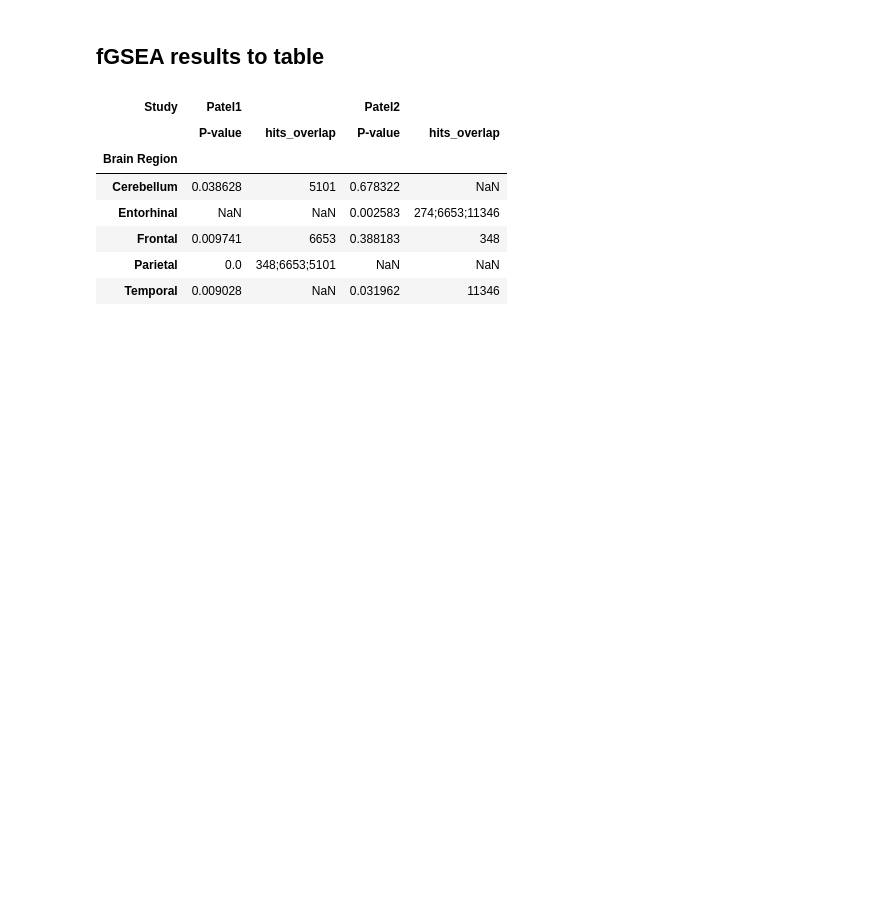
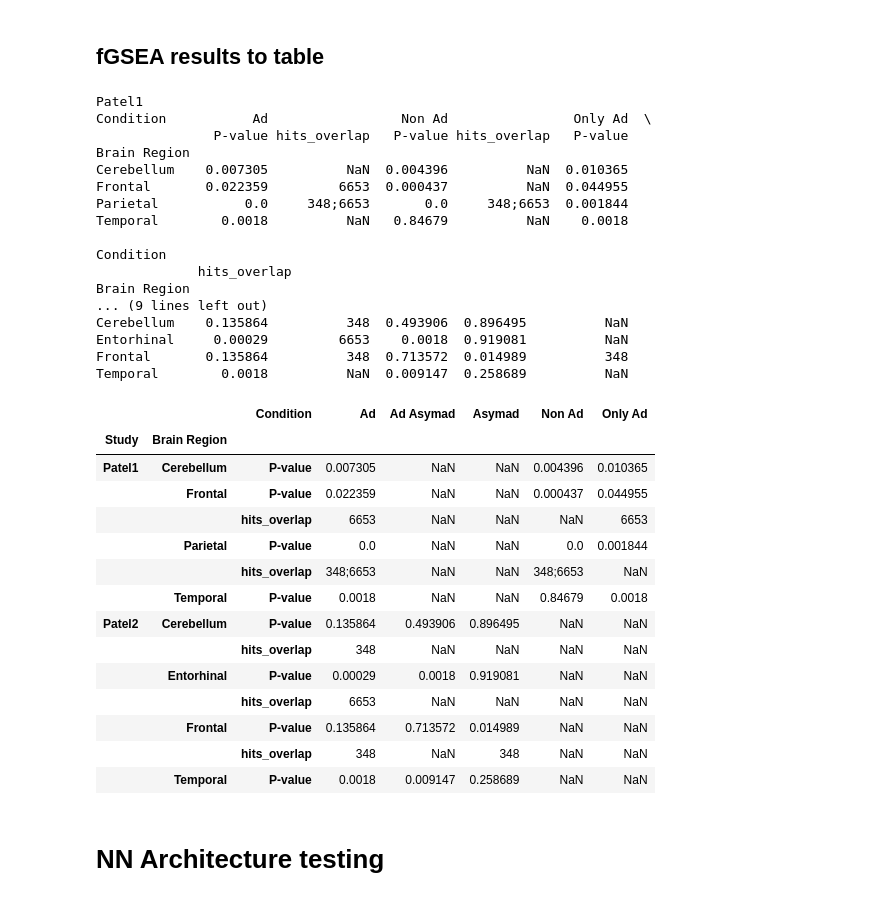
Before and after one commit to titoghose/GWANN, a Jupyter notebook: Code_AD/post_hoc_scripts/post_hoc.ipynb, the cells around one changed output. Drawn from its saved outputs; the diff is of its cells as text; code cells hidden in the pictures; blank space fills up the shorter version.

```diff
--- a/Code_AD/post_hoc_scripts/post_hoc.ipynb
+++ b/Code_AD/post_hoc_scripts/post_hoc.ipynb
@@ -99,10 +514,20 @@ Name: Entrez_Gene_ID, dtype: int64
 # %% [markdown]
 ## Convert DEG dicts to GMT files to use with fGSEA
 # %%
-patel1_dict = patel1_ad_df.groupby('region')['Entrez_Gene_ID'].apply(list).to_dict()
-patel1_dict = {f'Patel1_{k}': v for k, v in patel1_dict.items()}
-patel2_dict = patel2_ad_df.groupby('region')['Entrez_Gene_ID'].apply(list).to_dict()
-patel2_dict = {f'Patel2_{k}': v for k, v in patel2_dict.items()}
+patel1_dict = {}
+for g in patel1_dfs.keys():
+    print(g)
+    df = patel1_dfs[g].copy()
+    deg_dict = df.groupby('region')['Entrez_Gene_ID'].apply(list).to_dict()
+    patel1_dict.update({f'Patel1_{g}_{k}': v for k, v in deg_dict.items()})
+
+patel2_dict = {}
+for g in patel2_dfs.keys():
+    print(g)
+    df = patel2_dfs[g].copy()
+    deg_dict = df.groupby('region')['Entrez_Gene_ID'].apply(list).to_dict()
+    patel2_dict.update({f'Patel2_{g}_{k}': v for k, v in deg_dict.items()})
+
 deg_dict = {**patel1_dict, **patel2_dict}
 gmt_text = ''
 for k, v in deg_dict.items():
@@ -132,22 +564,56 @@ cerebellum : 954       89        778       87
 # %% [markdown]
 ## fGSEA results to table
 # %%
-fgsea_res = pd.read_csv('/home/upamanyu/GWANN/Code_AD/results_Sens8_v4/enrichments/fGSEA_Patel_DEG.csv')
+# os.chdir('/home/upamanyu/GWANN/Code_AD/results_Sens8_v4')
+os.chdir('/home/upamanyu/GWANN/Code_AD/results_Sens8_v4/trad_GWAS')
+fgsea_res = pd.read_csv('enrichments/fGSEA_Patel_DEG.csv')
 fgsea_res = fgsea_res[['pathway', 'padj', 'hits_overlap']]
 fgsea_res['Study'] = fgsea_res['pathway'].apply(lambda x: x.split('_')[0].title())
-fgsea_res['Brain Region'] = fgsea_res['pathway'].apply(lambda x: x.split('_')[1].title())
+fgsea_res['Condition'] = fgsea_res['pathway'].apply(lambda x: ' '.join(x.split('_')[1:-1]).title())
+fgsea_res['Brain Region'] = fgsea_res['pathway'].apply(lambda x: x.split('_')[-1].title())
 fgsea_res.rename(columns={'padj': 'P-value'}, inplace=True)
-fgsea_res = fgsea_res[['Study', 'Brain Region', 'P-value', 'hits_overlap']]
-fgsea_res
-res_table = fgsea_res.groupby(['Study', 'Brain Region'])[['P-value', 'hits_overlap']].first().stack().unstack(1).T
-res_table.to_excel('/home/upamanyu/GWANN/Code_AD/results_Sens8_v4/enrichments/fGSEA_Patel_DEG.xlsx')
+fgsea_res = fgsea_res[['Study', 'Condition', 'Brain Region', 'P-value', 'hits_overlap']]
+
+for study, df in fgsea_res.groupby('Study'):
+    print(study)
+    print(df.groupby(['Condition', 'Brain Region'])[['P-value', 'hits_overlap']].first().stack().unstack(1).T)
+    print()
+
+res_table = fgsea_res.groupby(['Study', 'Condition', 'Brain Region'])[['P-value', 'hits_overlap']].first().stack().unstack(1)
+res_table.to_excel('enrichments/fGSEA_Patel_DEG.xlsx')
 res_table
 # %% [output]
+Patel1
+Condition           Ad                 Non Ad                Only Ad  \
+               P-value hits_overlap   P-value hits_overlap   P-value
+Brain Region
+Cerebellum    0.007305          NaN  0.004396          NaN  0.010365
+Frontal       0.022359         6653  0.000437          NaN  0.044955
+Parietal           0.0     348;6653       0.0     348;6653  0.001844
+Temporal        0.0018          NaN   0.84679          NaN    0.0018
+
+Condition
+             hits_overlap
+Brain Region
+... (9 lines left out)
+Cerebellum    0.135864          348  0.493906  0.896495          NaN
+Entorhinal     0.00029         6653    0.0018  0.919081          NaN
+Frontal       0.135864          348  0.713572  0.014989          348
+Temporal        0.0018          NaN  0.009147  0.258689          NaN
-| Study | Patel1 |  | Patel2 |  |
-|  | P-value | hits_overlap | P-value | hits_overlap |
-| Brain Region |  |  |  |  |
-| Cerebellum | 0.038628 | 5101 | 0.678322 | NaN |
-| Entorhinal | NaN | NaN | 0.002583 | 274;6653;11346 |
-| Frontal | 0.009741 | 6653 | 0.388183 | 348 |
-| Parietal | 0.0 | 348;6653;5101 | NaN | NaN |
-| Temporal | 0.009028 | NaN | 0.031962 | 11346 |
+|  |  | Condition | Ad | Ad Asymad | Asymad | Non Ad | Only Ad |
+| Study | Brain Region |  |  |  |  |  |  |
+| Patel1 | Cerebellum | P-value | 0.007305 | NaN | NaN | 0.004396 | 0.010365 |
+|  | Frontal | P-value | 0.022359 | NaN | NaN | 0.000437 | 0.044955 |
+|  |  | hits_overlap | 6653 | NaN | NaN | NaN | 6653 |
+|  | Parietal | P-value | 0.0 | NaN | NaN | 0.0 | 0.001844 |
+|  |  | hits_overlap | 348;6653 | NaN | NaN | 348;6653 | NaN |
+|  | Temporal | P-value | 0.0018 | NaN | NaN | 0.84679 | 0.0018 |
+| Patel2 | Cerebellum | P-value | 0.135864 | 0.493906 | 0.896495 | NaN | NaN |
+|  |  | hits_overlap | 348 | NaN | NaN | NaN | NaN |
+|  | Entorhinal | P-value | 0.00029 | 0.0018 | 0.919081 | NaN | NaN |
+|  |  | hits_overlap | 6653 | NaN | NaN | NaN | NaN |
+|  | Frontal | P-value | 0.135864 | 0.713572 | 0.014989 | NaN | NaN |
+|  |  | hits_overlap | 348 | NaN | 348 | NaN | NaN |
+|  | Temporal | P-value | 0.0018 | 0.009147 | 0.258689 | NaN | NaN |
+# %% [markdown]
+# NN Architecture testing
```
Also changed, not shown: parts of 69 cells of this notebook, 16 other files.
